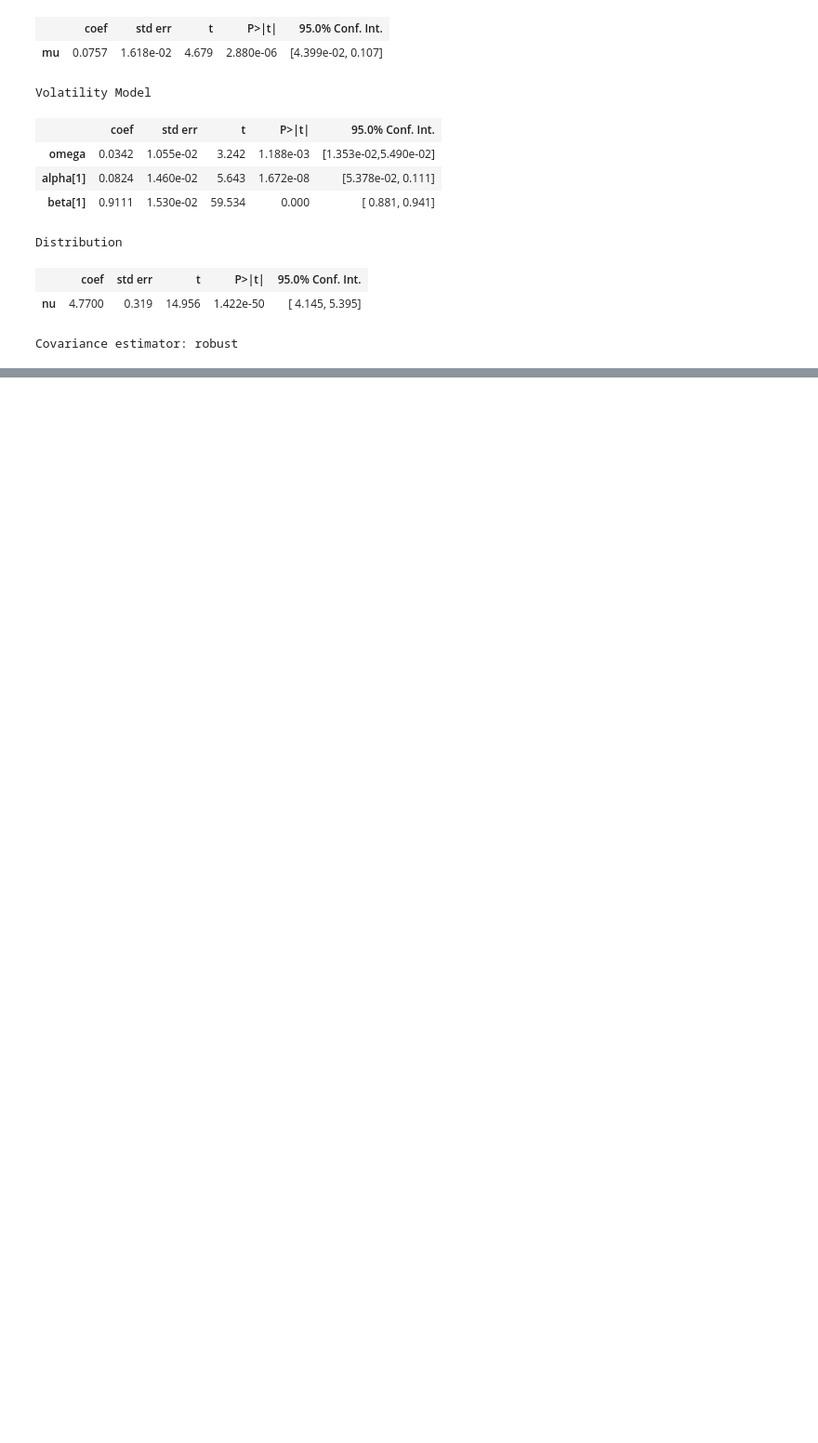
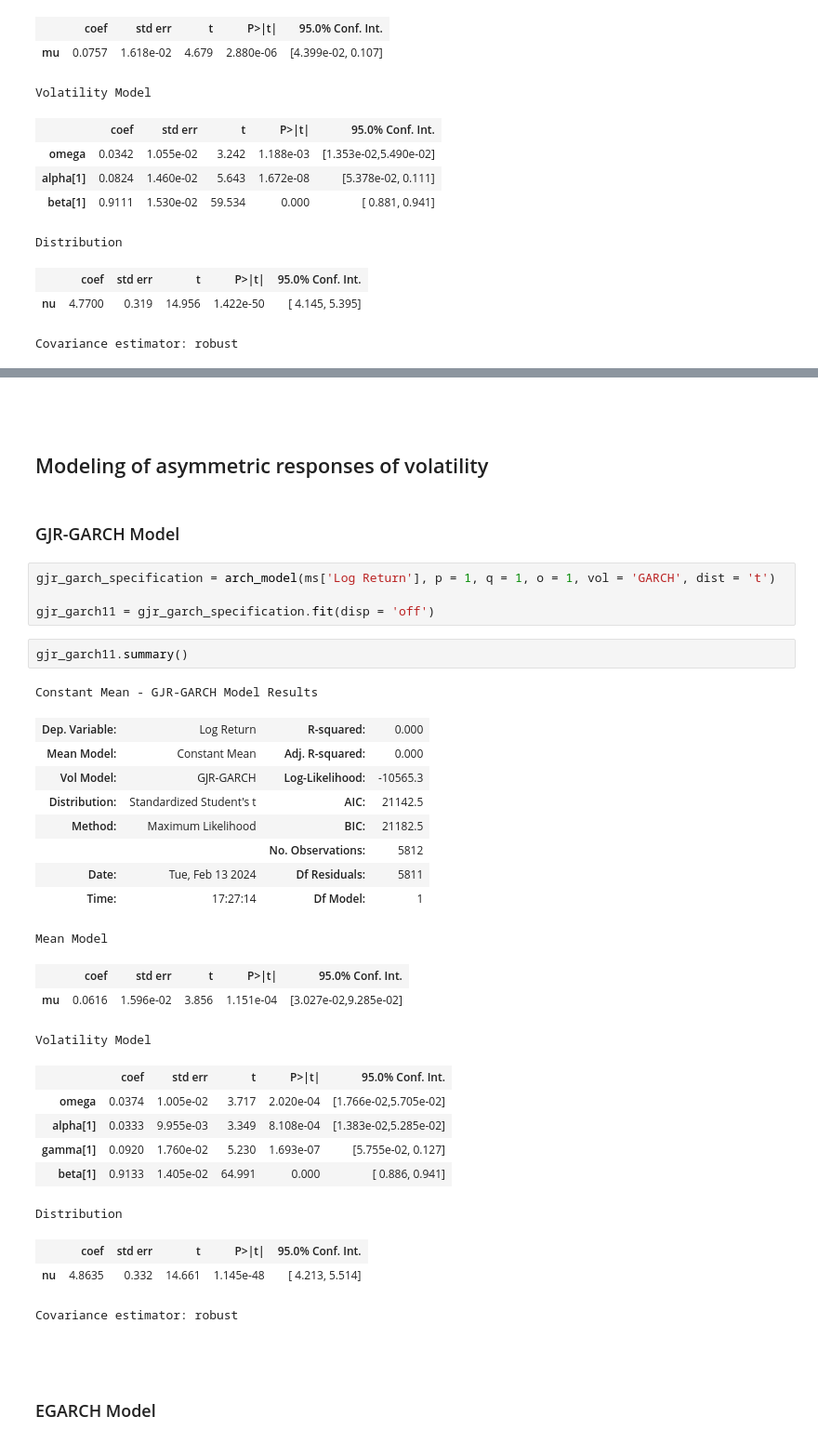
Before and after one commit to GrzegorzPus/Volatility-modeling-of-financial-instruments, a Jupyter notebook: Volatility modeling-Microsoft.ipynb, the cells around one changed output, grey strips where cells are left out. Shown at 93% size. Drawn from its saved outputs; the diff is of its cells as text; blank space fills up the shorter version.

```diff
--- a/Volatility modeling-Microsoft.ipynb
+++ b/Volatility modeling-Microsoft.ipynb
@@ -309,0 +376,39 @@ Covariance estimator: robust
+# %% [markdown]
+<br>
+# %% [markdown]
+## Modeling of asymmetric responses of volatility
+# %% [markdown]
+### GJR-GARCH Model
+# %%
+gjr_garch_specification = arch_model(ms['Log Return'], p = 1, q = 1, o = 1, vol = 'GARCH', dist = 't')
+
+gjr_garch11 = gjr_garch_specification.fit(disp = 'off')
+# %%
+gjr_garch11.summary()
+# %% [output]
+Constant Mean - GJR-GARCH Model Results
+| Dep. Variable: | Log Return | R-squared: | 0.000 |
+| Mean Model: | Constant Mean | Adj. R-squared: | 0.000 |
+| Vol Model: | GJR-GARCH | Log-Likelihood: | -10565.3 |
+| Distribution: | Standardized Student's t | AIC: | 21142.5 |
+| Method: | Maximum Likelihood | BIC: | 21182.5 |
+|  |  | No. Observations: | 5812 |
+| Date: | Tue, Feb 13 2024 | Df Residuals: | 5811 |
+| Time: | 17:27:14 | Df Model: | 1 |
+Mean Model
+|  | coef | std err | t | P>|t| | 95.0% Conf. Int. |
+| mu | 0.0616 | 1.596e-02 | 3.856 | 1.151e-04 | [3.027e-02,9.285e-02] |
+Volatility Model
+|  | coef | std err | t | P>|t| | 95.0% Conf. Int. |
+| omega | 0.0374 | 1.005e-02 | 3.717 | 2.020e-04 | [1.766e-02,5.705e-02] |
+| alpha[1] | 0.0333 | 9.955e-03 | 3.349 | 8.108e-04 | [1.383e-02,5.285e-02] |
+| gamma[1] | 0.0920 | 1.760e-02 | 5.230 | 1.693e-07 | [5.755e-02, 0.127] |
+| beta[1] | 0.9133 | 1.405e-02 | 64.991 | 0.000 | [ 0.886, 0.941] |
+Distribution
+|  | coef | std err | t | P>|t| | 95.0% Conf. Int. |
+| nu | 4.8635 | 0.332 | 14.661 | 1.145e-48 | [ 4.213, 5.514] |
+Covariance estimator: robust
+# %% [markdown]
+<br>
+# %% [markdown]
+### EGARCH Model
```
Also changed, not shown: parts of 14 cells of this notebook.
